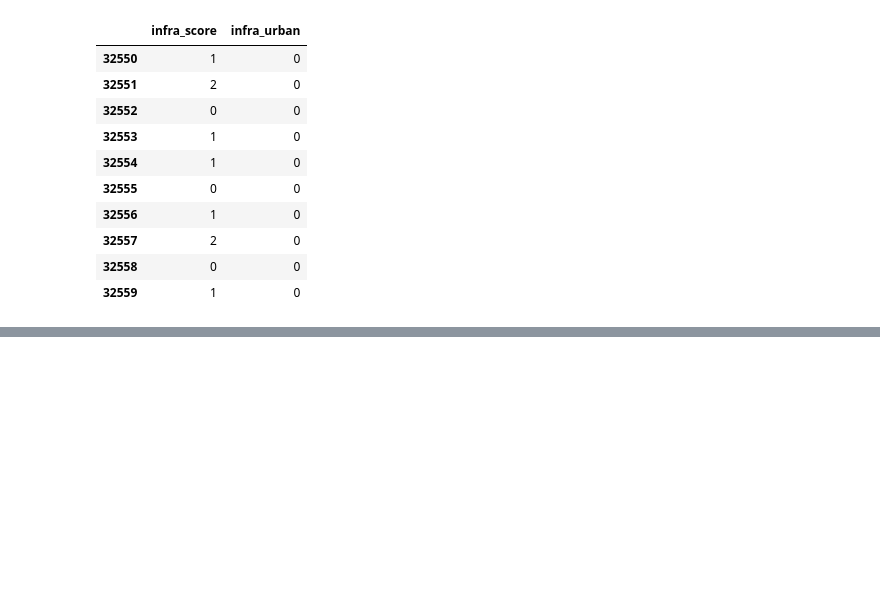
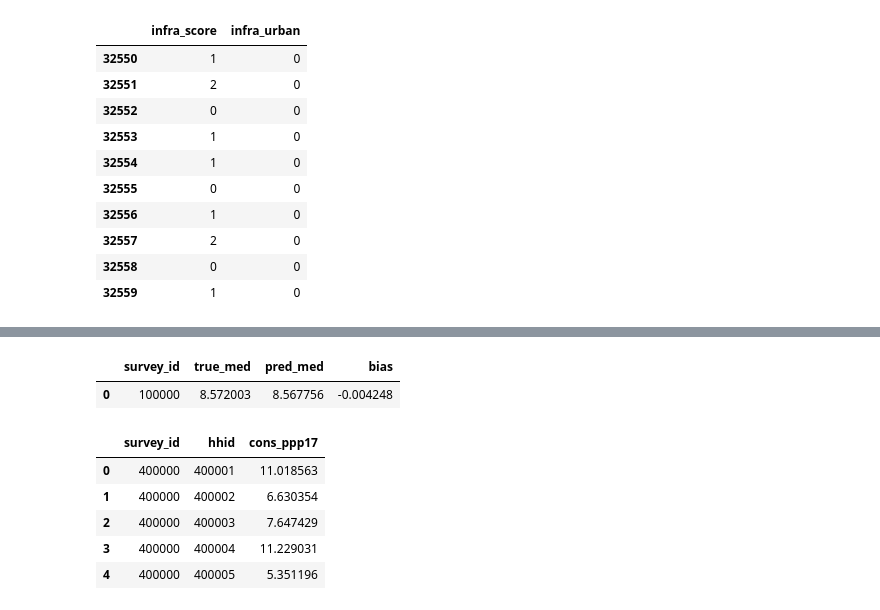
Before and after one commit to guupiii/ESAA, a Jupyter notebook: Poverty_Prediction_Challenge11.ipynb, the cells around one changed output, grey strips where cells are left out. Cells and saved outputs as stored; diff of their text form; code cells hidden in the pictures; blank space fills up the shorter version.

```diff
--- a/Poverty_Prediction_Challenge11.ipynb
+++ b/Poverty_Prediction_Challenge11.ipynb
@@ -1048,0 +1103,23 @@ X_tr.loc[X_tr["urban"] == "Rural", ["infra_score", "infra_urban"]].head(10)
+# %%
+# survey-level bias 계산
+bias_df = (
+    pd.DataFrame({
+        "survey_id": val_df["survey_id"].values,
+        "y_true": y_val.values,
+        "y_pred": val_pred_cb
+    })
+    .groupby("survey_id")
+    .agg(
+        true_med=("y_true", "median"),
+        pred_med=("y_pred", "median")
+    )
+    .reset_index()
+)
+
+bias_df["bias"] = bias_df["pred_med"] - bias_df["true_med"]
+bias_map = dict(zip(bias_df["survey_id"], bias_df["bias"]))
+
+bias_df.head()
+# %% [output]
+|  | survey_id | true_med | pred_med | bias |
+| 0 | 100000 | 8.572003 | 8.567756 | -0.004248 |
@@ -1048,0 +1144,20 @@ X_tr.loc[X_tr["urban"] == "Rural", ["infra_score", "infra_urban"]].head(10)
+# %%
+submission_cons = pd.DataFrame({
+    "survey_id": test_sid,
+    "hhid": test_hhid,
+    "cons_ppp17": test_pred_adj
+})
+
+submission_cons.to_csv(
+    "predicted_household_consumption.csv",
+    index=False
+)
+
+submission_cons.head()
+# %% [output]
+|  | survey_id | hhid | cons_ppp17 |
+| 0 | 400000 | 400001 | 11.018563 |
+| 1 | 400000 | 400002 | 6.630354 |
+| 2 | 400000 | 400003 | 7.647429 |
+| 3 | 400000 | 400004 | 11.229031 |
+| 4 | 400000 | 400005 | 5.351196 |
```
Also changed, not shown: parts of 9 cells of this notebook.
